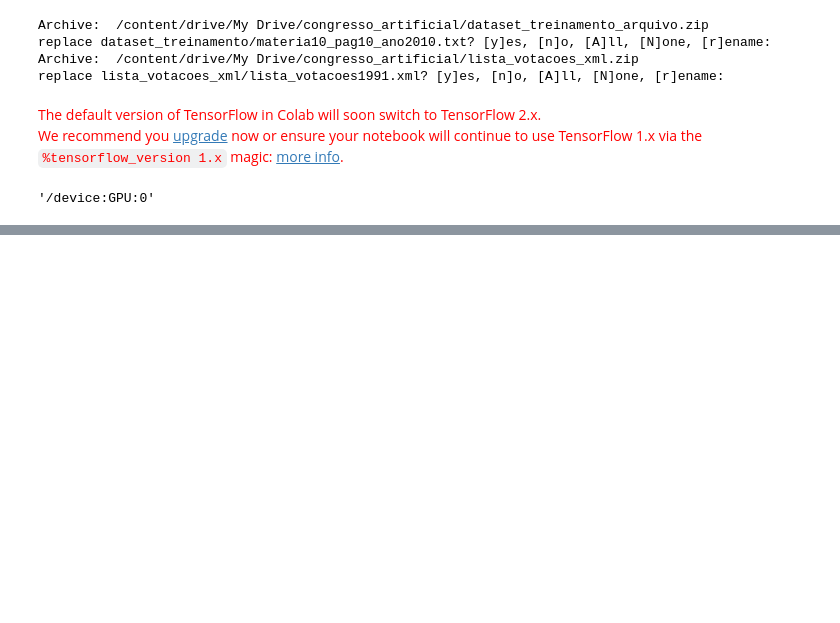
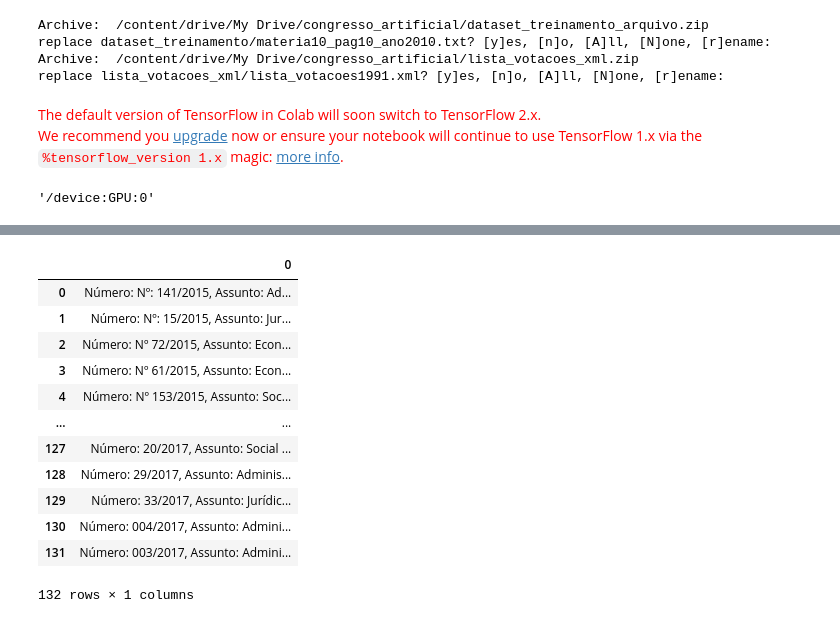
Before and after one commit to Mathufnn/congresso_artificial, a Jupyter notebook: interpretador_de_leis.ipynb, the cells around one changed output, grey strips where cells are left out. Drawn from its saved outputs; the diff is of its cells as text; code cells hidden in the pictures; blank space fills up the shorter version.

```diff
--- a/interpretador_de_leis.ipynb
+++ b/interpretador_de_leis.ipynb
@@ -209,0 +184,42 @@ import Pandas as pd
+# %%
+# importando os dois outros conjuntos de dados
+
+import xlrd     # biblioteca para parsing de arquivos .xlsx
+
+class PEC:
+  def __init__(self, num="", ass="", just="", res=""):
+    self.numero = num
+    self.assunto = ass
+    self.descricao = just
+    self.resultado = res
+  def __repr__(self):
+    return "Número: %s, Assunto: %s, Resultado: %s, Descricao: %s \n" % (self.numero, self.assunto, self.resultado, self.descricao)
+
+!cp "/content/drive/My Drive/congresso_artificial/PECs.xlsx" "/content/"
+
+xl_workbook = xlrd.open_workbook("/content/PECs.xlsx")
+lista_pecs = []
+
+for xl_sheet in xl_workbook.sheets():
+  for row_idx in range(1, xl_sheet.nrows):
+    temp_pec = []
+    for col_idx in range(0, xl_sheet.ncols):
+      temp_pec.append(xl_sheet.cell(row_idx, col_idx).value)
+    pec = PEC(temp_pec[0], temp_pec[1], temp_pec[2], temp_pec[4])
+    lista_pecs.append(pec)
+
+pd.DataFrame(lista_pecs)
+# %% [output]
+|  | 0 |
+| 0 | Número: Nº: 141/2015, Assunto: Ad... |
+| 1 | Número: Nº: 15/2015, Assunto: Jur... |
+| 2 | Número: Nº 72/2015, Assunto: Econ... |
+| 3 | Número: Nº 61/2015, Assunto: Econ... |
+| 4 | Número: Nº 153/2015, Assunto: Soc... |
+| ... | ... |
+| 127 | Número: 20/2017, Assunto: Social ... |
+| 128 | Número: 29/2017, Assunto: Adminis... |
+| 129 | Número: 33/2017, Assunto: Jurídic... |
+| 130 | Número: 004/2017, Assunto: Admini... |
+| 131 | Número: 003/2017, Assunto: Admini... |
+132 rows × 1 columns
```
Also changed, not shown: parts of 12 cells of this notebook.
